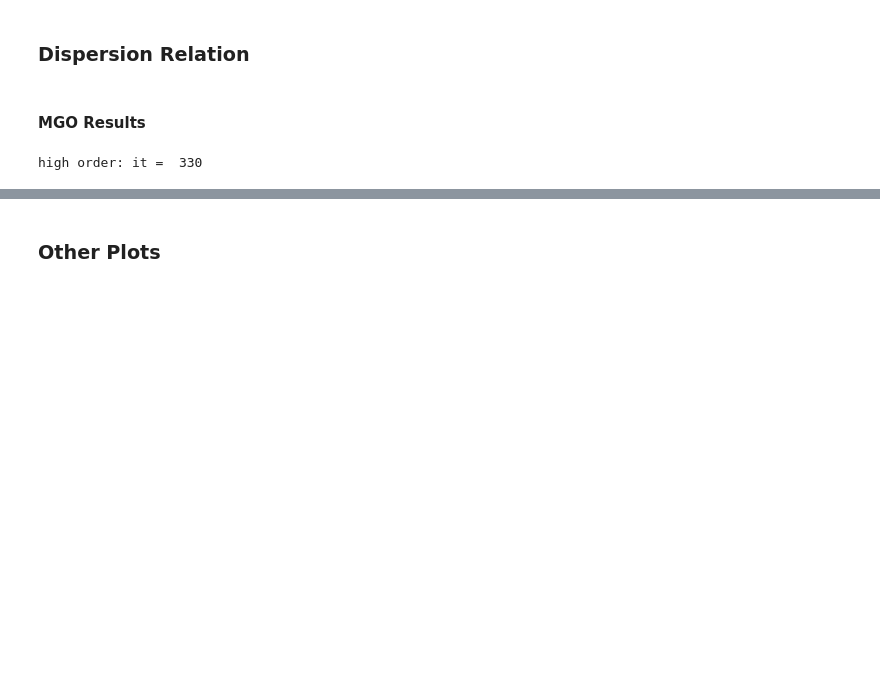
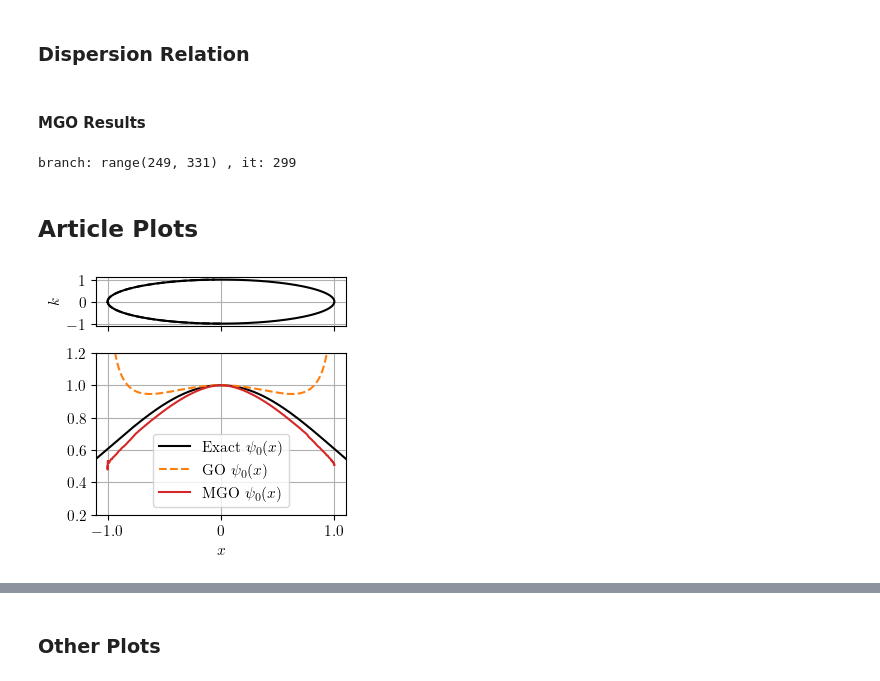
Before and after one commit to runehoejlund/plasma-ray-tracer, a Jupyter notebook: mgo_ex_weber.ipynb, the cells around one changed output, grey strips where cells are left out. Drawn from its saved outputs; the diff is of its cells as text; code cells hidden in the pictures; blank space fills up the shorter version.

```diff
--- a/mgo_ex_weber.ipynb
+++ b/mgo_ex_weber.ipynb
@@ -130,8 +130,12 @@ for i, nu in enumerate(nus[::-1]):
 
     analytic_cont={'phase': {'fit_func': aaa, 'kwargs': {'mmax': 20}},
                    'amplitude': {'fit_func': aaa, 'kwargs': {'mmax': 20}}}
-    branch_masks, ray_field, mgo_info, results, Nt, Upsilon = get_mgo_field(t, zs, analytic_cont, i_start, i_end, i_save=[])
+    i_save = np.arange(0, nt, int(nt/8))[np.array([0, 1, 2, 3, 4])]
+    branch_masks, ray_field, mgo_info, results, Nt, Upsilon = get_mgo_field(t, zs, analytic_cont, i_start, i_end, i_save=i_save, max_gauss_quad_order=5)
+    sorted_results=sorted(results, key=lambda d: d['t1'])
     field = mgo.superpose_ray_fields(phi0=phi1, x0=x1, xs=xs, branch_masks=branch_masks, ray_field=ray_field, i_start=i_start, i_end=i_end)
     fields_aaa[nu] = field
 # %% [output]
-high order: it =  330
+branch: range(249, 331) , it: 299
+# %% [markdown]
+## Article Plots
@@ -138,2 +155,44 @@ high order: it =  330
+# %%
+nu = 0
+
+xi = np.linspace(-R(nu), R(nu), 10000)
+x = np.linspace(-1.1, 1.1, 1000)
+
+nrows, ncols = 7, 1
+fig = plt.figure(figsize=(8.4*cm, 8*cm))
+gs = GridSpec(nrows, ncols, figure=fig)
+
+ax0 = fig.add_subplot(gs[:2, 0])
+ax1 = fig.add_subplot(gs[2:, 0])
+
+ax0.sharex(ax1)
+ax0.plot(xs[i_start:i_end], ks[i_start:i_end], '-k')
+ax0.plot(xs[:i_start], ks[:i_start], '--k')
+ax0.plot(xs[i_end:], ks[i_end:], '--k')
+ax0.tick_params('x', labelbottom=False)
+# ax0.set_xlim(np.min(xi_full), np.max(xi_full))
+# ax0.set_xticks(np.arange(-10, 2, 2))
+# ax0.set_xlabel('$x$')
+ax0.set_ylabel('$k$')
+ax0.grid()
+
+ax1.plot(x, psi(x, nu), 'k-', label='Exact $\psi_' + str(nu) + '(x)$')
+ax1.plot(xi, np.real(fields_go[nu](xi)), '--', color='tab:orange', label='GO $\psi_' + str(nu) + '(x)$')
+ax1.plot(xi, np.real(fields_aaa[nu](xi)), '-', color='tab:red', label='MGO $\psi_' + str(nu) + '(x)$')
+ax1.grid()
+ax1.set_xlim(np.min(x), np.max(x))
+ax1.set_ylim(0.2, 1.2)
+ax1.set_xticks([-R(nu), 0, R(nu)], labels=[r'$' + str(round(-R(nu), 2)) + '$', r'$0$', r'$' + str(round(R(nu), 2)) + '$'])
+# ax1.legend(bbox_to_anchor=(1,0.5), loc="center left")
+ax1.legend()
+ax1.set_xlabel('$x$')
+
+fig.tight_layout()
+
+plt.savefig('./plots/weber_mgo_nu0.pdf')
+plt.savefig('./plots/weber_mgo_nu0.png', dpi=300)
+plt.show()
+# %% [output]
+[figure, added]
 # %%
 x = np.linspace(-3.5, 3.5, 1000)
```
Also changed, not shown: parts of 14 cells of this notebook, 2 other files.
